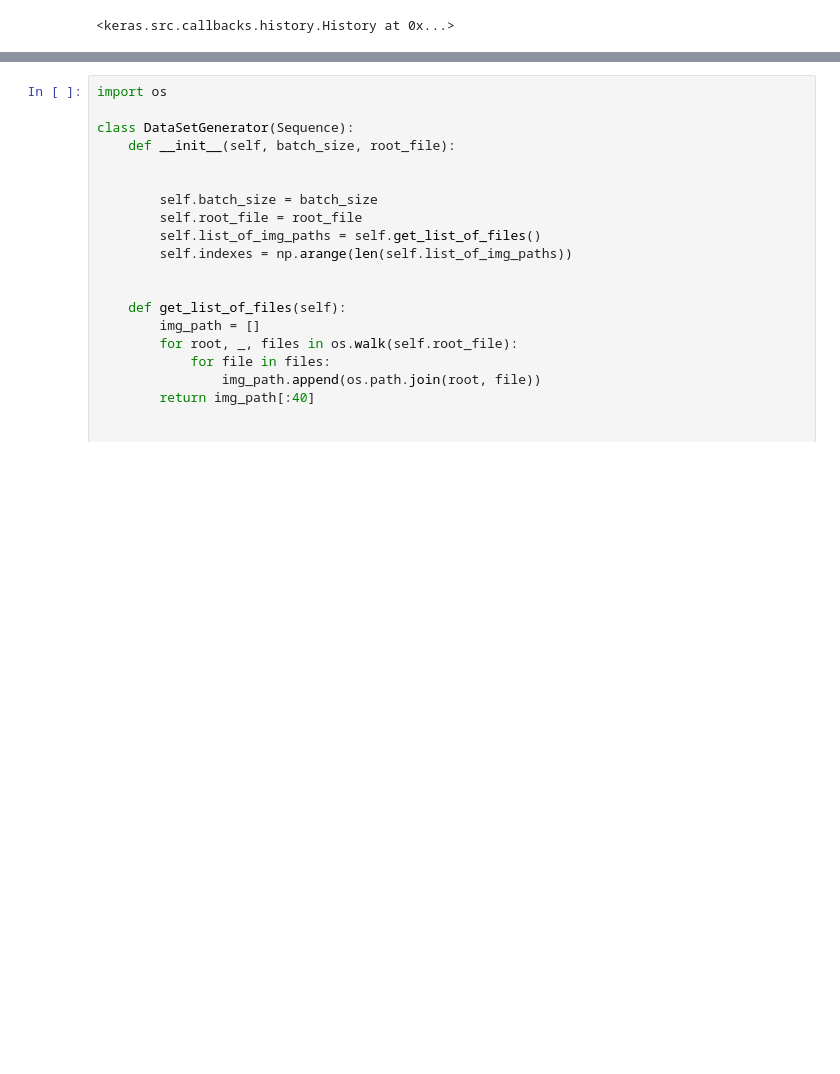
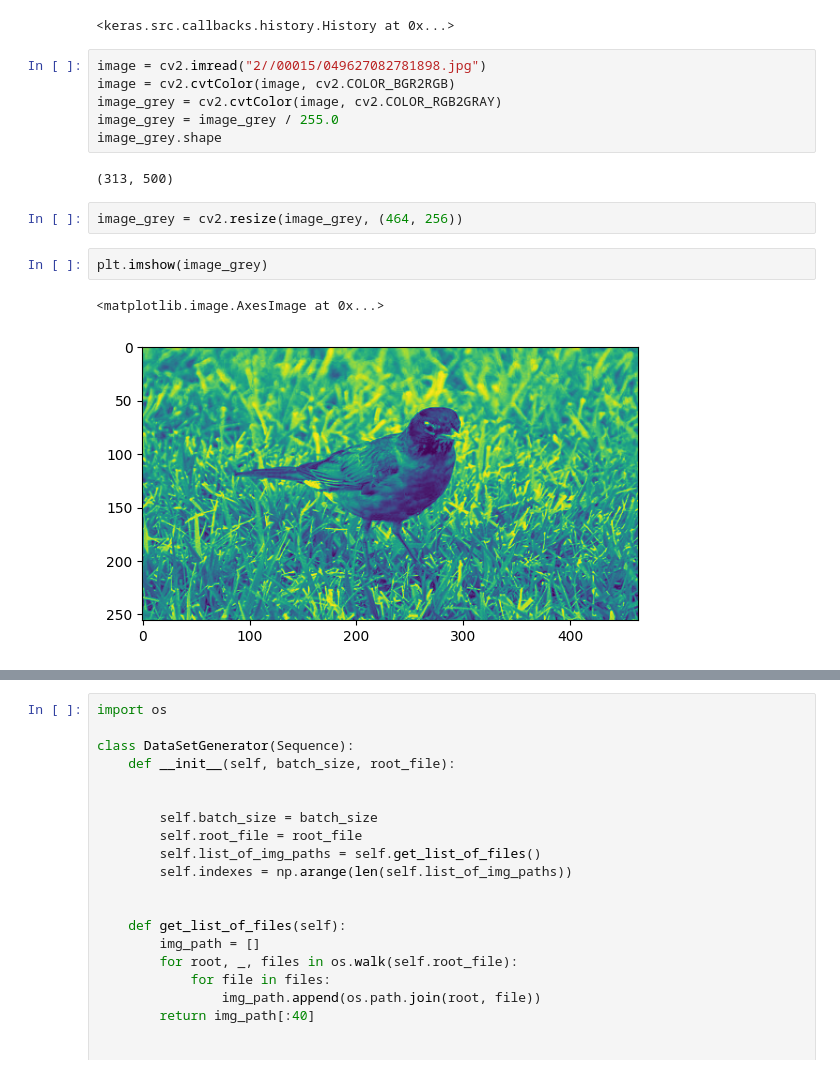
Before and after one commit to IgorCzudy/color_images, a Jupyter notebook: color.ipynb, the cells around one changed output, grey strips where cells are left out. Drawn from its saved outputs; the diff is of its cells as text; blank space fills up the shorter version.

```diff
--- a/color.ipynb
+++ b/color.ipynb
@@ -174,3 +174,18 @@ Epoch 29/30
 Epoch 30/30
 1/1 ━━━━━━━━━━━━━━━━━━━━ 3s 3s/step - accuracy: 0.2107 - loss: 0.0466
 <keras.src.callbacks.history.History at 0x...>
+# %%
+image = cv2.imread("2//00015/049627082781898.jpg")
+image = cv2.cvtColor(image, cv2.COLOR_BGR2RGB)
+image_grey = cv2.cvtColor(image, cv2.COLOR_RGB2GRAY)
+image_grey = image_grey / 255.0
+image_grey.shape
+# %% [output]
+(313, 500)
+# %%
+image_grey = cv2.resize(image_grey, (464, 256))
+# %%
+plt.imshow(image_grey)
+# %% [output]
+<matplotlib.image.AxesImage at 0x...>
+[figure, added]
```
Also changed, not shown: parts of 18 cells of this notebook, 4 other files.
